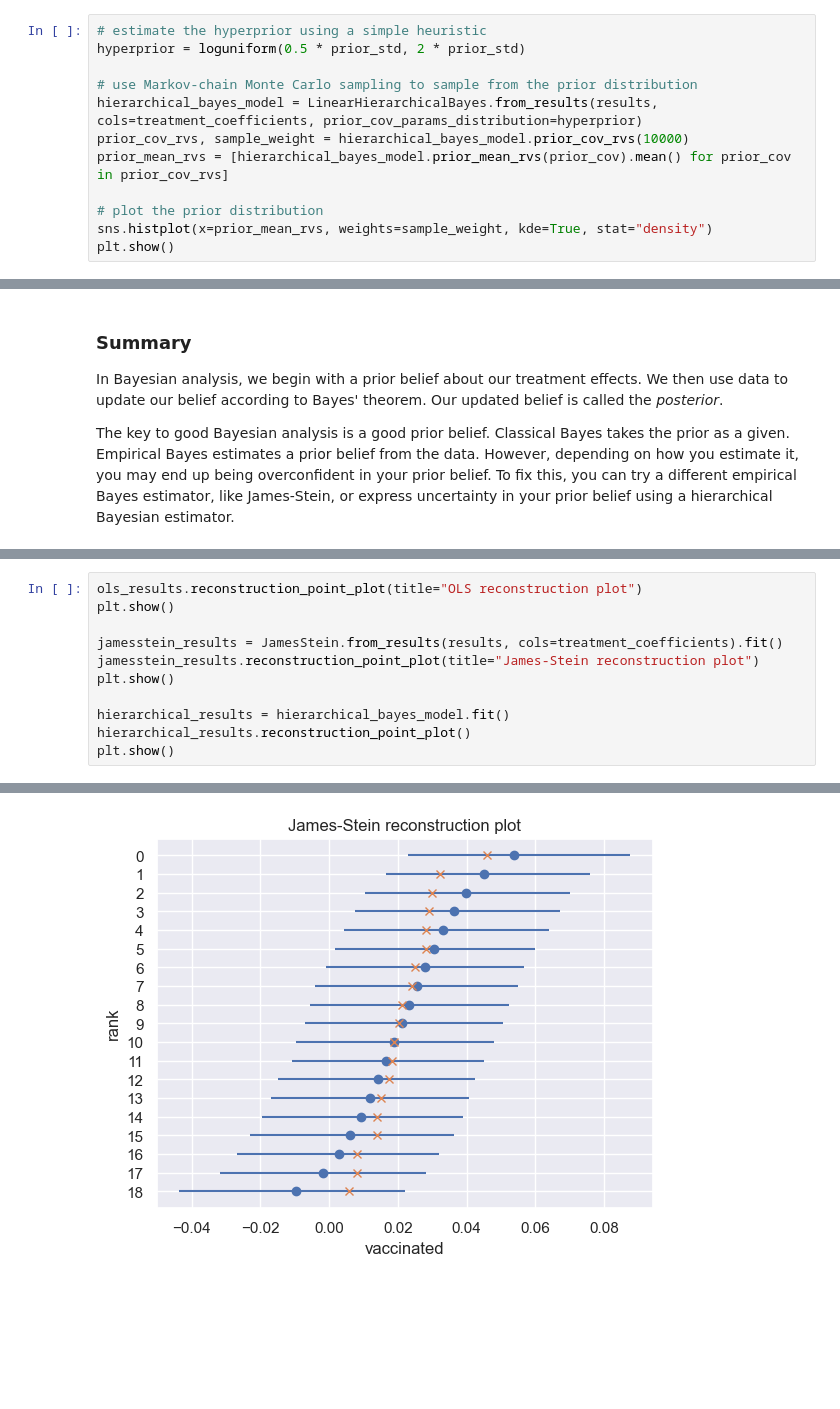
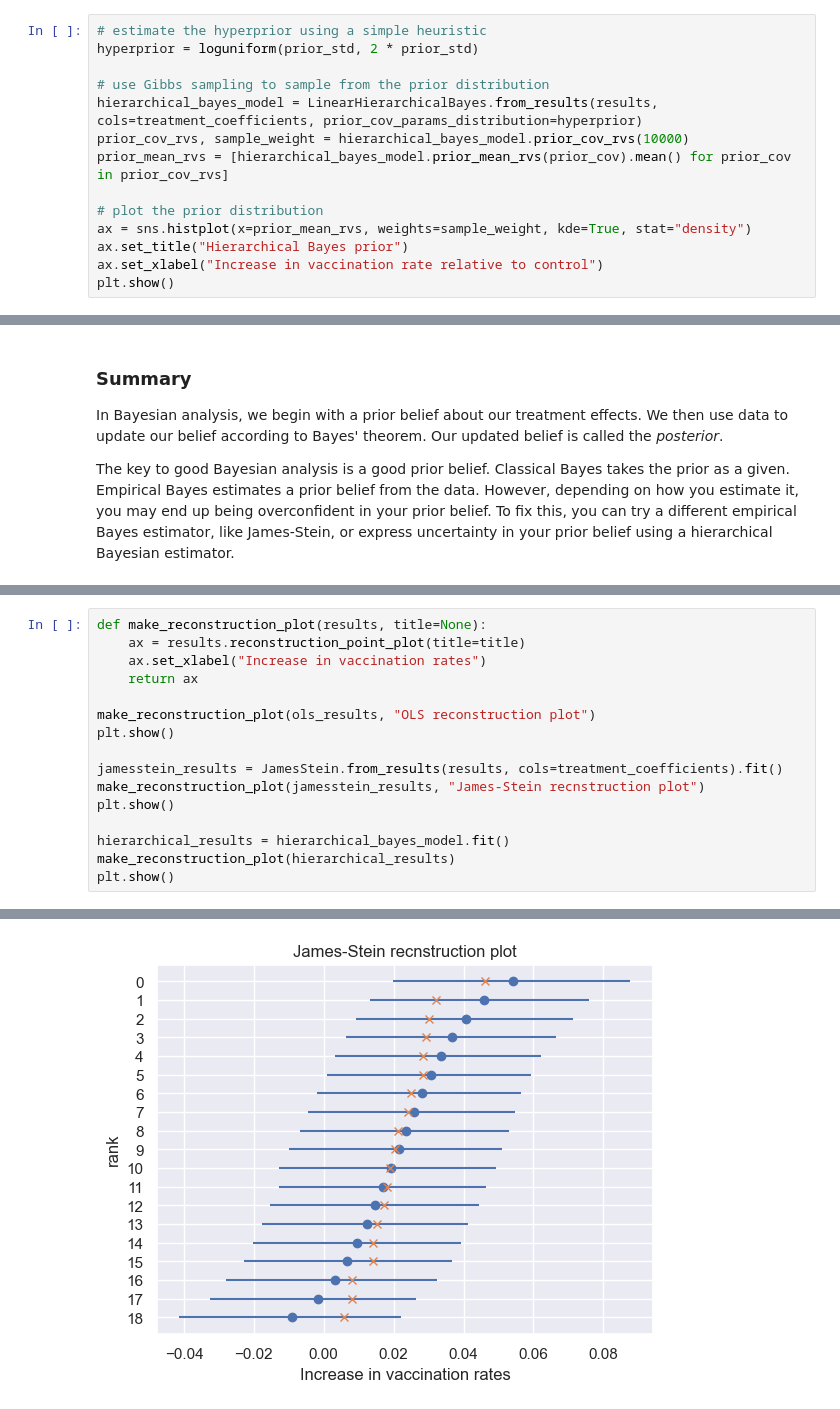
Before and after one commit to arfon/conditional-inference-joss, a Jupyter notebook: examples/bayes_primer.ipynb, the cells around one changed output, grey strips where cells are left out. Drawn from its saved outputs; the diff is of its cells as text; blank space fills up the shorter version.

```diff
--- a/examples/bayes_primer.ipynb
+++ b/examples/bayes_primer.ipynb
@@ -122,13 +123,15 @@ There are great techniques for estimating the hyperprior, but I'm not going to g
 # %%
 # estimate the hyperprior using a simple heuristic
-hyperprior = loguniform(0.5 * prior_std, 2 * prior_std)
+hyperprior = loguniform(prior_std, 2 * prior_std)
 
-# use Markov-chain Monte Carlo sampling to sample from the prior distribution
+# use Gibbs sampling to sample from the prior distribution
 hierarchical_bayes_model = LinearHierarchicalBayes.from_results(results, cols=treatment_coefficients, prior_cov_params_distribution=hyperprior)
 prior_cov_rvs, sample_weight = hierarchical_bayes_model.prior_cov_rvs(10000)
 prior_mean_rvs = [hierarchical_bayes_model.prior_mean_rvs(prior_cov).mean() for prior_cov in prior_cov_rvs]
 
 # plot the prior distribution
-sns.histplot(x=prior_mean_rvs, weights=sample_weight, kde=True, stat="density")
+ax = sns.histplot(x=prior_mean_rvs, weights=sample_weight, kde=True, stat="density")
+ax.set_title("Hierarchical Bayes prior")
+ax.set_xlabel("Increase in vaccination rate relative to control")
 plt.show()
 # %% [output]
@@ -230,14 +233,19 @@ Reconstruction plots answer the following question: If these estimates are corre
 
 Below are reconstruction plots for the OLS, James-Stein, and hierarchical Bayes estimators. The original estimates are the orange x's. The distribution of estimates we would expect is in blue.
 # %%
-ols_results.reconstruction_point_plot(title="OLS reconstruction plot")
+def make_reconstruction_plot(results, title=None):
+    ax = results.reconstruction_point_plot(title=title)
+    ax.set_xlabel("Increase in vaccination rates")
+    return ax
+
+make_reconstruction_plot(ols_results, "OLS reconstruction plot")
 plt.show()
 
 jamesstein_results = JamesStein.from_results(results, cols=treatment_coefficients).fit()
-jamesstein_results.reconstruction_point_plot(title="James-Stein reconstruction plot")
+make_reconstruction_plot(jamesstein_results, "James-Stein recnstruction plot")
 plt.show()
 
 hierarchical_results = hierarchical_bayes_model.fit()
-hierarchical_results.reconstruction_point_plot()
+make_reconstruction_plot(hierarchical_results)
 plt.show()
 # %% [output]
@@ -245 +253 @@ plt.show()
-[figure, old version]
+[figure, new version]
```
Also changed, not shown: parts of 17 cells of this notebook, 2 other files.
